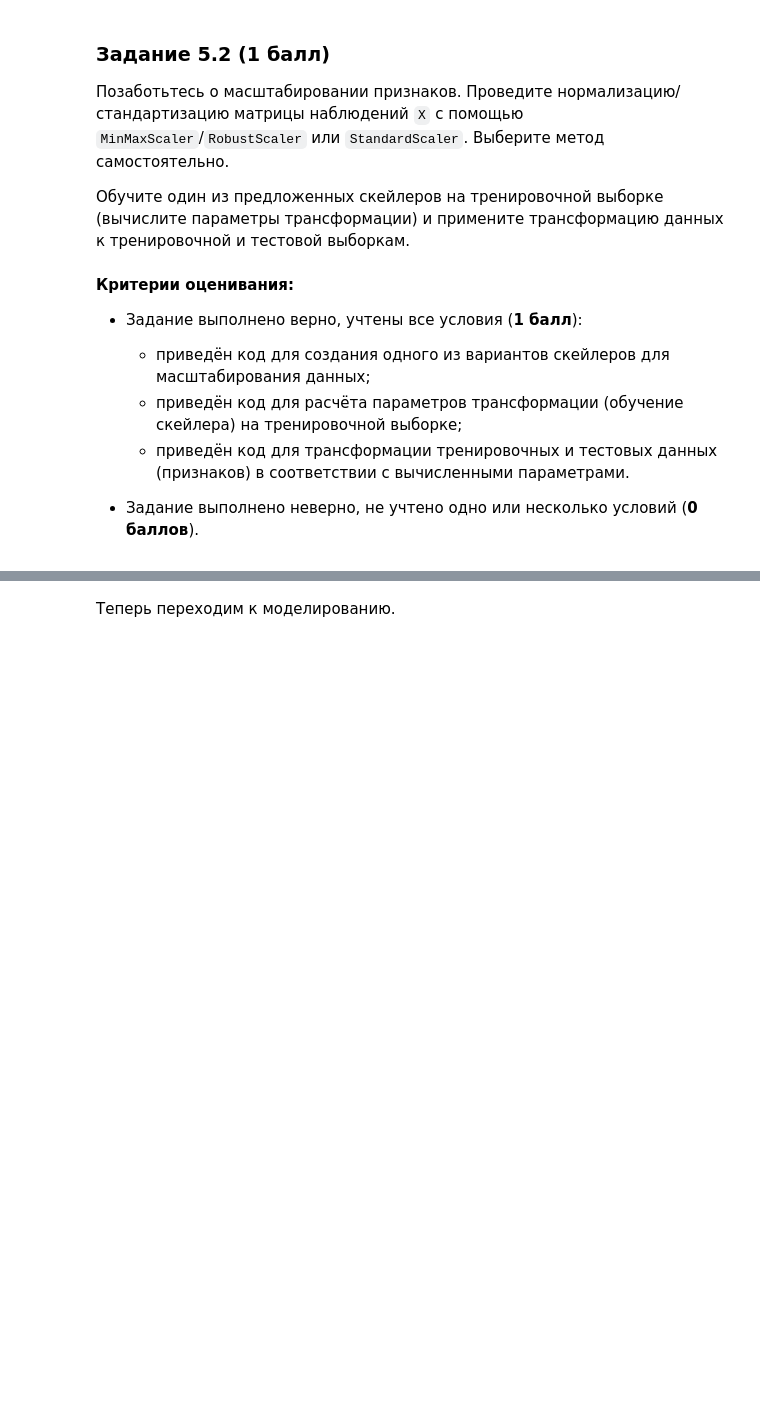
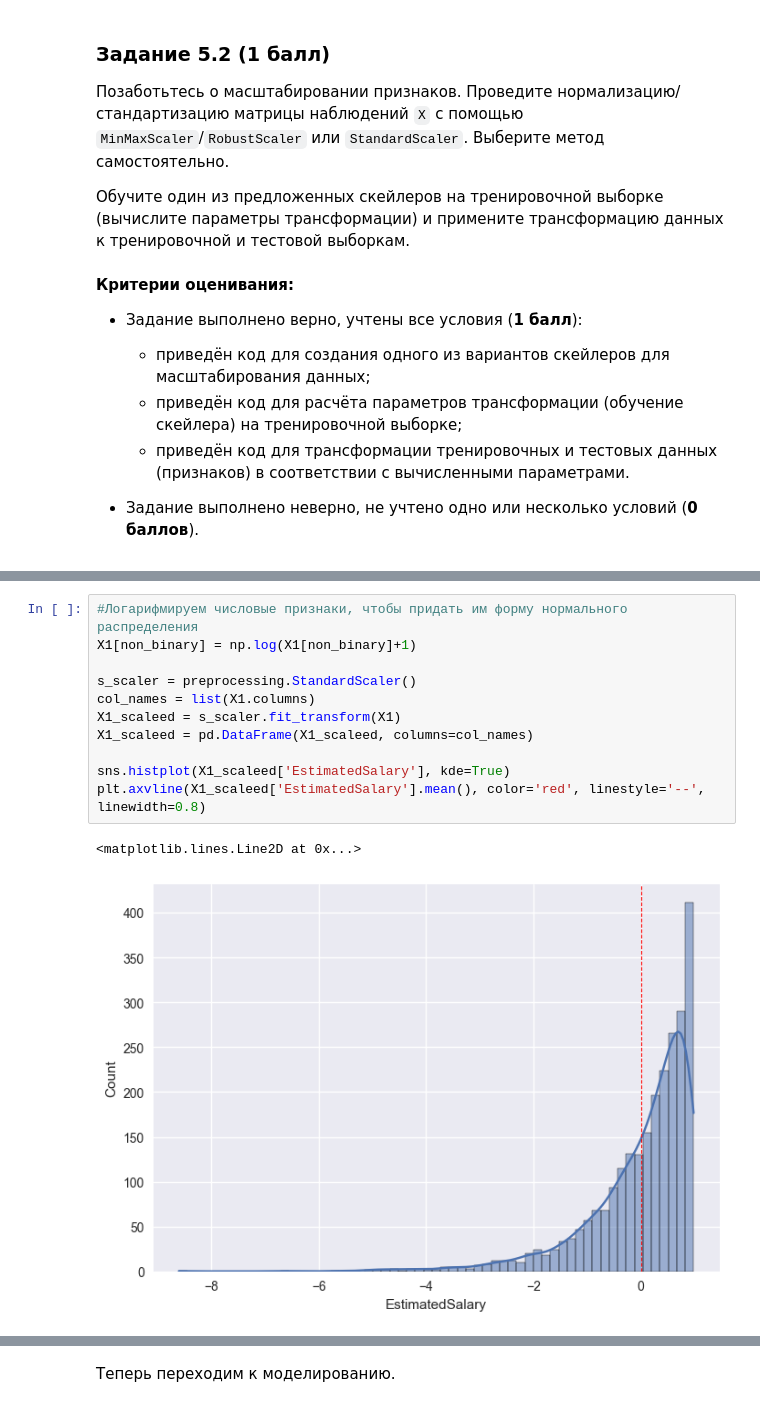
Before and after one commit to Lepnik/data_science_lnv, a Jupyter notebook: ML/ML-3/ML-3._Практика._Ноутбук-Lepnik.ipynb, the cells around one changed output, grey strips where cells are left out. Saved outputs shown, nothing was run; the diff lists cells and outputs as text; blank space fills up the shorter version.

```diff
--- a/ML/ML-3/ML-3._Практика._Ноутбук-Lepnik.ipynb
+++ b/ML/ML-3/ML-3._Практика._Ноутбук-Lepnik.ipynb
@@ -431,3 +428,17 @@ X.sample(2)
+# %%
+#Логарифмируем числовые признаки, чтобы придать им форму нормального распределения
+X1[non_binary] = np.log(X1[non_binary]+1)
+
+s_scaler = preprocessing.StandardScaler()
+col_names = list(X1.columns)
+X1_scaleed = s_scaler.fit_transform(X1)
+X1_scaleed = pd.DataFrame(X1_scaleed, columns=col_names)
+
+sns.histplot(X1_scaleed['EstimatedSalary'], kde=True)
+plt.axvline(X1_scaleed['EstimatedSalary'].mean(), color='red', linestyle='--', linewidth=0.8)
+# %% [output]
+<matplotlib.lines.Line2D at 0x...>
+[figure, added]
 # %%
 # Ваш код здесь
 #было выбрано шкалиование методом RobustScaler т.к. нечувствителен к выбросам. (Стандартизатор StandardScaler + логарифмирование дает похожие результаты)
```
Also changed, not shown: parts of 7 cells of this notebook.
